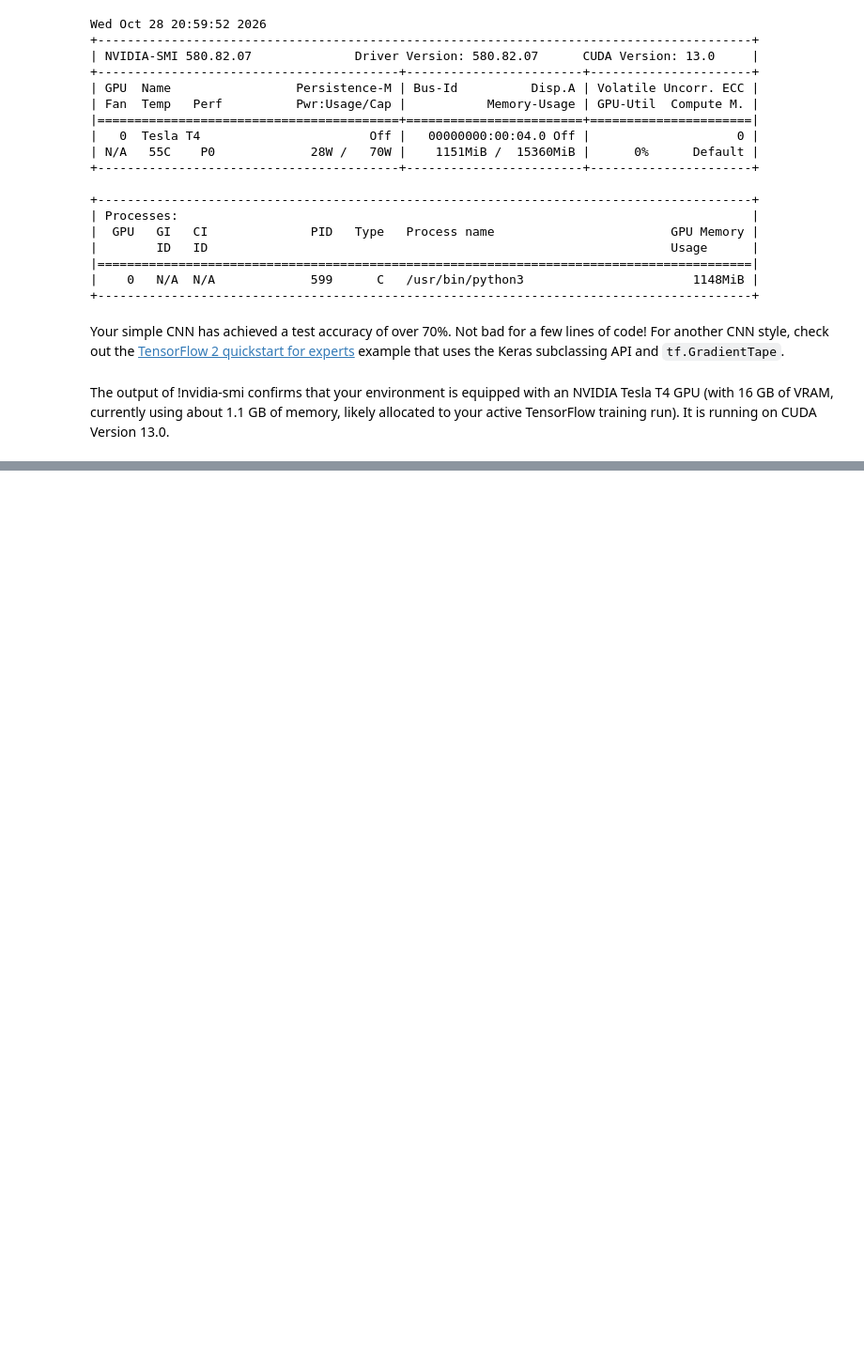
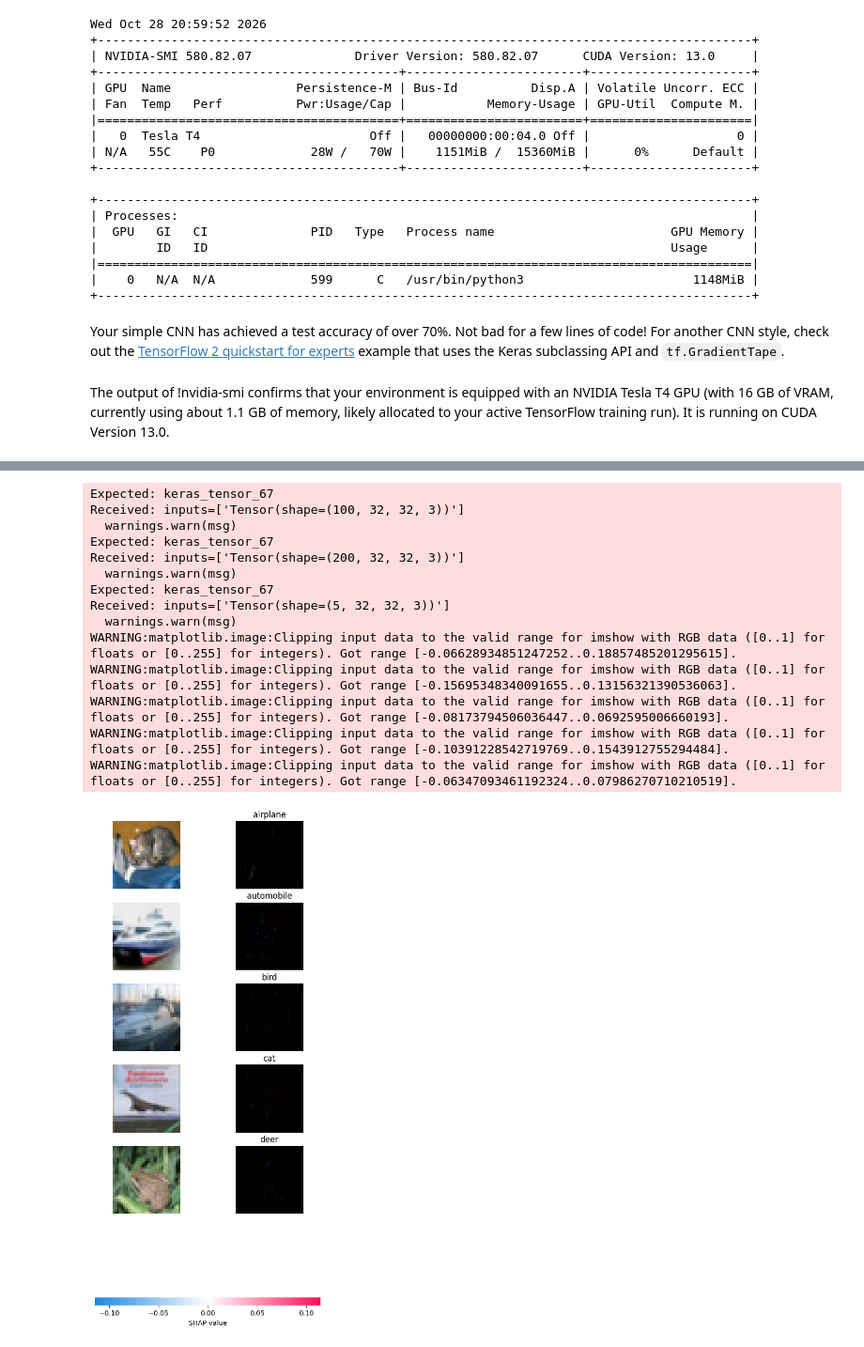
Before and after one commit to IrenaSpivak15/IrenaSpivak15, a Jupyter notebook: site/en/tutorials/images/cnn.ipynb, the cells around one changed output, grey strips where cells are left out. Shown at 94% size. Cells and saved outputs as stored; diff of their text form; code cells hidden in the pictures; blank space fills up the shorter version.

```diff
--- a/site/en/tutorials/images/cnn.ipynb
+++ b/site/en/tutorials/images/cnn.ipynb
@@ -264,0 +644,37 @@ The output of !nvidia-smi confirms that your environment is equipped with an NVI
+# %%
+import shap
+import numpy as np
+import tensorflow as tf
+
+# Select a small background set to initialize the explainer
+# and some test images to explain
+background = train_images[:100]
+test_images_to_explain = test_images[:5]
+
+# Create a DeepExplainer
+# We disable eager execution compatibility issues if they arise by using tf.compat.v1 if needed
+explainer = shap.DeepExplainer(model, background)
+
+# Calculate SHAP values
+shap_values = explainer.shap_values(test_images_to_explain)
+
+# Convert shap_values list of arrays to the shape format expected by image_plot
+# SHAP expectes a list of arrays of shape (num_images, height, width, channels) for each class
+# Plot SHAP values
+shap.image_plot(shap_values, test_images_to_explain, labels=np.array(class_names)[None, :])
+# %% [output]
+Expected: keras_tensor_67
+Received: inputs=['Tensor(shape=(100, 32, 32, 3))']
+  warnings.warn(msg)
+Expected: keras_tensor_67
+Received: inputs=['Tensor(shape=(200, 32, 32, 3))']
+  warnings.warn(msg)
+Expected: keras_tensor_67
+Received: inputs=['Tensor(shape=(5, 32, 32, 3))']
+  warnings.warn(msg)
+WARNING:matplotlib.image:Clipping input data to the valid range for imshow with RGB data ([0..1] for floats or [0..255] for integers). Got range [-0.06628934851247252..0.18857485201295615].
+WARNING:matplotlib.image:Clipping input data to the valid range for imshow with RGB data ([0..1] for floats or [0..255] for integers). Got range [-0.15695348340091655..0.13156321390536063].
+WARNING:matplotlib.image:Clipping input data to the valid range for imshow with RGB data ([0..1] for floats or [0..255] for integers). Got range [-0.08173794506036447..0.0692595006660193].
+WARNING:matplotlib.image:Clipping input data to the valid range for imshow with RGB data ([0..1] for floats or [0..255] for integers). Got range [-0.10391228542719769..0.1543912755294484].
+WARNING:matplotlib.image:Clipping input data to the valid range for imshow with RGB data ([0..1] for floats or [0..255] for integers). Got range [-0.06347093461192324..0.07986270710210519].
+[figure, added]
```
Also changed, not shown: parts of 28 cells of this notebook.
